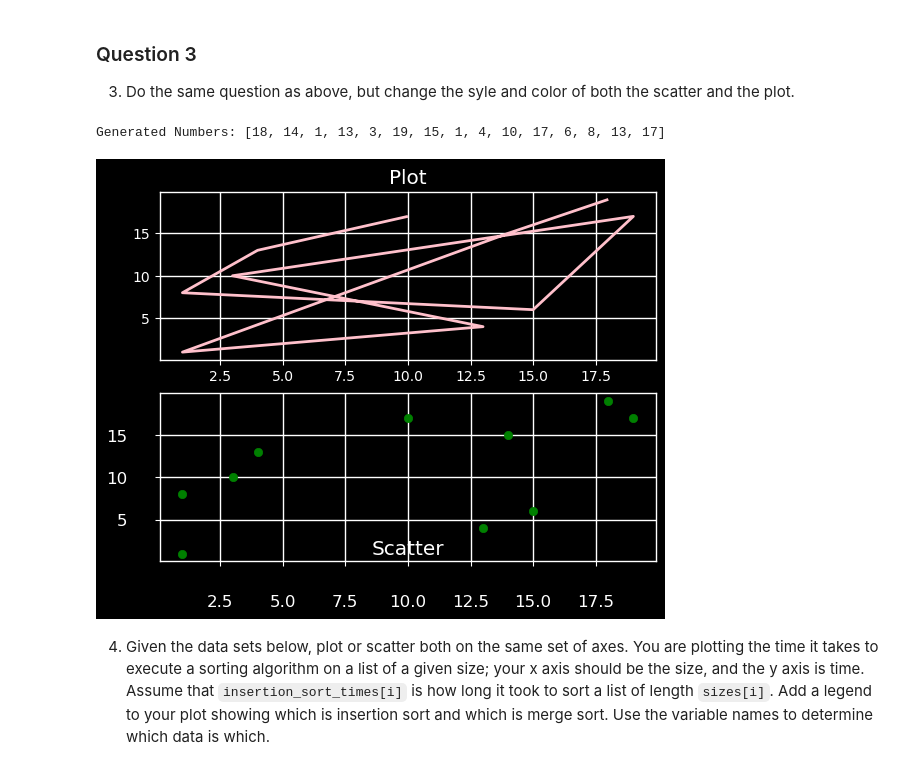
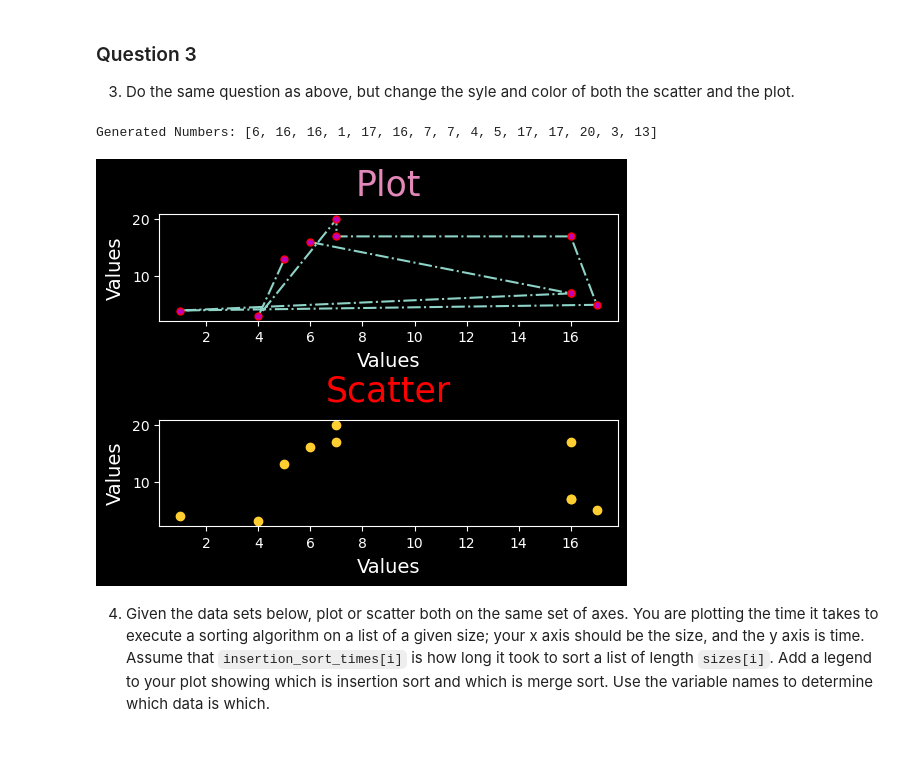
Before and after one commit to MichaelPogue/Northwest-Missouri-State-University, a Jupyter notebook: Web Mining and Applied NLP (44-620)/Module 3/pyplot.ipynb, the cells around one changed output. Cells and saved outputs as stored; diff of their text form; code cells hidden in the pictures.

```diff
--- a/Web Mining and Applied NLP (44-620)/Module 3/pyplot.ipynb
+++ b/Web Mining and Applied NLP (44-620)/Module 3/pyplot.ipynb
@@ -87,29 +81,28 @@ for i in range(0, 15):
-# %%
-
-
-print('Generated Numbers:', list)
-x = list[:10]
-y = list[-10:]
-
-# Initialise the subplot function using number of rows and columns
-figure, axis = plt.subplots(2)
-
-# For Sine Function
-axis[0].plot(x, y, color='pink')
-axis[0].set_title("Plot")
-plt.tick_params(labelsize=12, pad=200)     # <------------------ Question: Not working
-
-# For Cosine Function
-axis[1].scatter(x, y, color='green')
-axis[1].set_title("Scatter", y=-.01)
-plt.tick_params(labelsize=12, pad=20)
-
-# Combine all the operations and display
-plt.style.use('dark_background')
-plt.show()
-# %% [output]
-Generated Numbers: [18, 14, 1, 13, 3, 19, 15, 1, 4, 10, 17, 6, 8, 13, 17]
-[figure, removed]
+# %%
+# Initialise the subplot function using number of rows and columns
+figure, sp = plt.subplots(2)
+figure.tight_layout(pad=5)
+
+
+# Graph: Plot
+sp[0].plot(x, y, linestyle='dashdot', markerfacecolor='m', marker="o", markeredgecolor="r", markersize=5)
+sp[0].set_title("Plot", fontsize=25, color='#E389B9', y=1.1)
+sp[0].set_xlabel("Values", fontsize=14, labelpad=5)
+sp[0].set_ylabel("Values", fontsize=14, labelpad=5)
+
+# Graph: Scatter
+sp[1].scatter(x, y, color='#FFCE30')
+sp[1].set_title("Scatter", fontsize=25, color='r', y=1.1)
+sp[1].set_xlabel("Values", fontsize=14, labelpad=5)
+sp[1].set_ylabel("Values", fontsize=14, labelpad=5)
+
+
+# Combine all the operations and display
+plt.style.use('dark_background')
+plt.show()
+# %% [output]
+Generated Numbers: [6, 16, 16, 1, 17, 16, 7, 7, 4, 5, 17, 17, 20, 3, 13]
+[figure, added]
 # %% [markdown]
 4. Given the data sets below, plot or scatter both on the same set of axes.  You are plotting the time it takes to execute a sorting algorithm on a list of a given size; your x axis should be the size, and the y axis is time.  Assume that `insertion_sort_times[i]` is how long it took to sort a list of length `sizes[i]`.  Add a legend to your plot showing which is insertion sort and which is merge sort.  Use the variable names to determine which data is which.
 # %%
```
Also changed, not shown: parts of 4 cells of this notebook.
